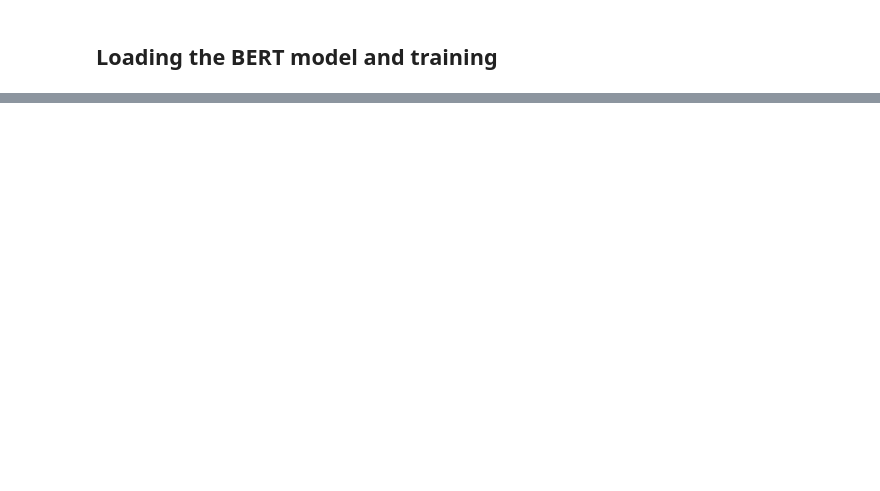
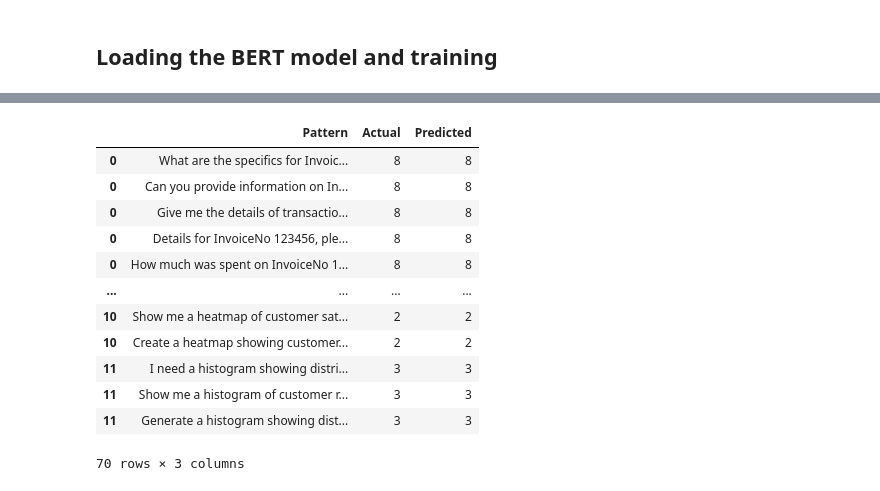
Before and after one commit to Ruth-Mwangi/AI-Navigator, a Jupyter notebook: src/chatbot.ipynb, the cells around one changed output, grey strips where cells are left out. Saved outputs shown, nothing was run; the diff lists cells and outputs as text; code cells hidden in the pictures; blank space fills up the shorter version.

```diff
--- a/src/chatbot.ipynb
+++ b/src/chatbot.ipynb
@@ -368,0 +309,25 @@ Error:
+# %%
+true_labels = np.argmax(test_labels, axis=1)
+
+# Create a DataFrame to store the data
+data = {'Pattern': test_df['patterns'],  # Assuming test_patterns contains the patterns for the test data
+        'Actual': true_labels,
+        'Predicted': predicted_labels}
+df = pd.DataFrame(data)
+
+# Display the DataFrame
+df
+# %% [output]
+|  | Pattern | Actual | Predicted |
+| 0 | What are the specifics for Invoic... | 8 | 8 |
+| 0 | Can you provide information on In... | 8 | 8 |
+| 0 | Give me the details of transactio... | 8 | 8 |
+| 0 | Details for InvoiceNo 123456, ple... | 8 | 8 |
+| 0 | How much was spent on InvoiceNo 1... | 8 | 8 |
+| ... | ... | ... | ... |
+| 10 | Show me a heatmap of customer sat... | 2 | 2 |
+| 10 | Create a heatmap showing customer... | 2 | 2 |
+| 11 | I need a histogram showing distri... | 3 | 3 |
+| 11 | Show me a histogram of customer r... | 3 | 3 |
+| 11 | Generate a histogram showing dist... | 3 | 3 |
+70 rows × 3 columns
```
Also changed, not shown: parts of 24 cells of this notebook, 3 other files.
